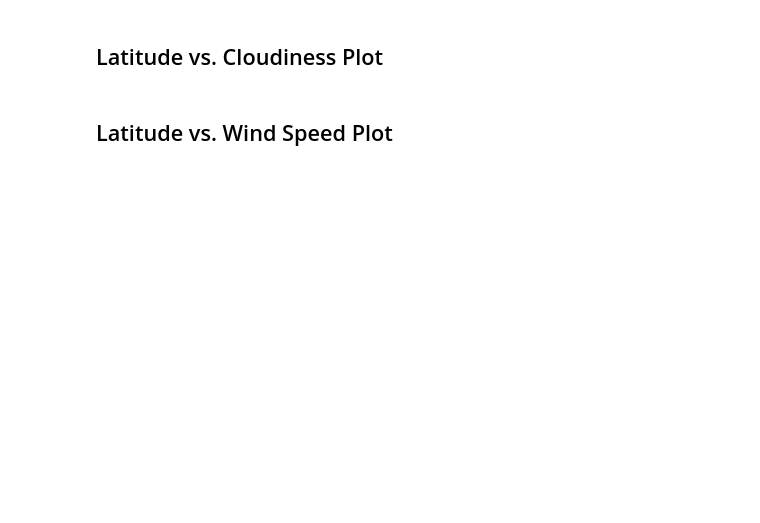
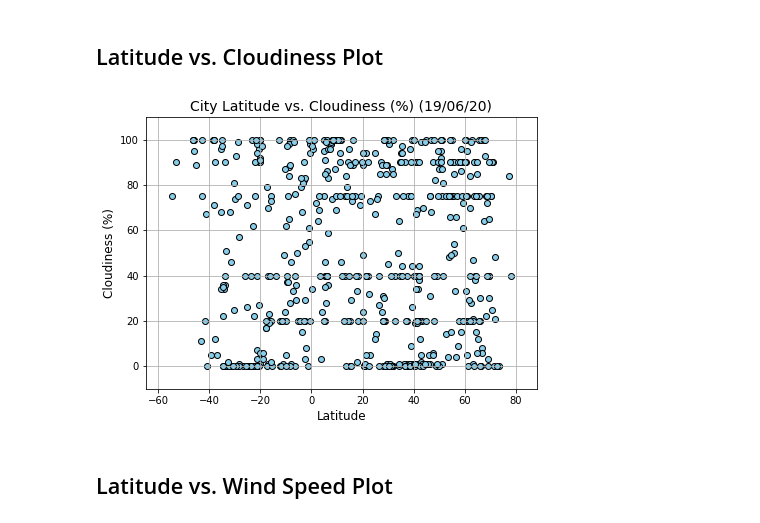
Before and after one commit to McGlash/API-Challenge, a Jupyter notebook: starter_code/WeatherPy.ipynb, the cells around one changed output. Cells and saved outputs as stored; diff of their text form; code cells hidden in the pictures; blank space fills up the shorter version.

```diff
--- a/starter_code/WeatherPy.ipynb
+++ b/starter_code/WeatherPy.ipynb
@@ -228,4 +295,16 @@ TypeError: 'method' object is not subscriptable
 # %% [markdown]
 ## Latitude vs. Cloudiness Plot
+# %%
+lat_plot (cleaned_city_data, #dataset
+          "Cloudiness (%)", #y-variable
+          10, 10, #lim settings
+          "(19/06/20)") #date
+
+#save as PNG file
+plt.savefig("../output_data/figure 3.PNG")
+
+plt.show()
+# %% [output]
+[figure, added]
 # %% [markdown]
 ## Latitude vs. Wind Speed Plot
```
Also changed, not shown: parts of 27 cells of this notebook, 18 other files.
